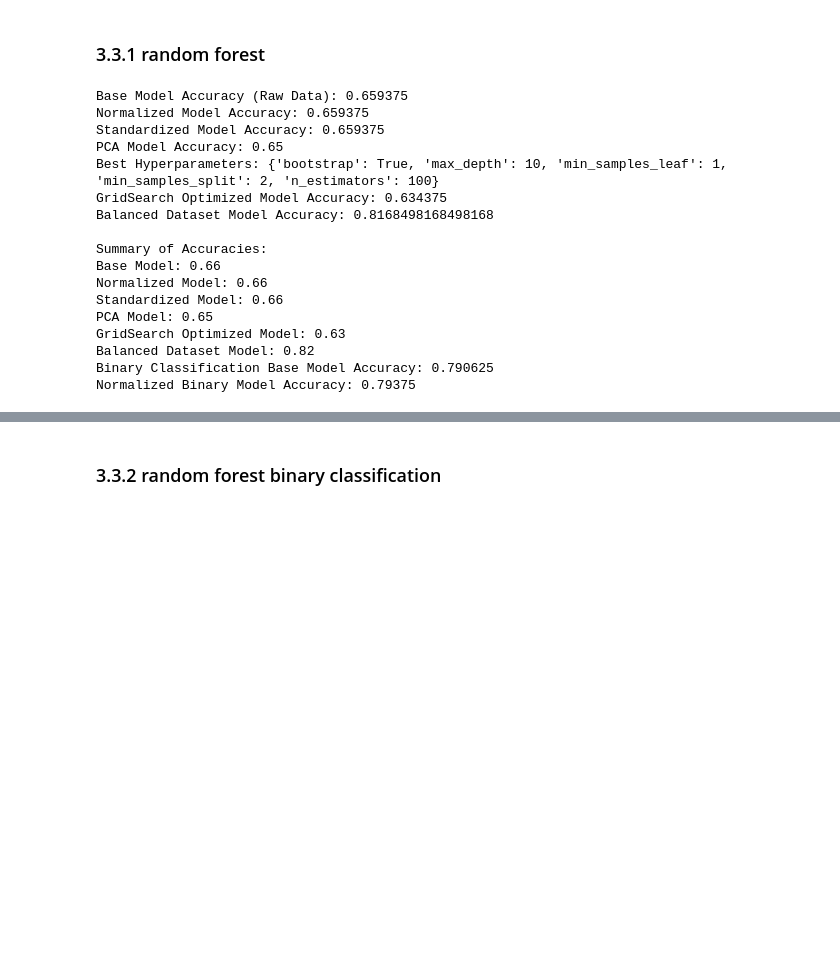
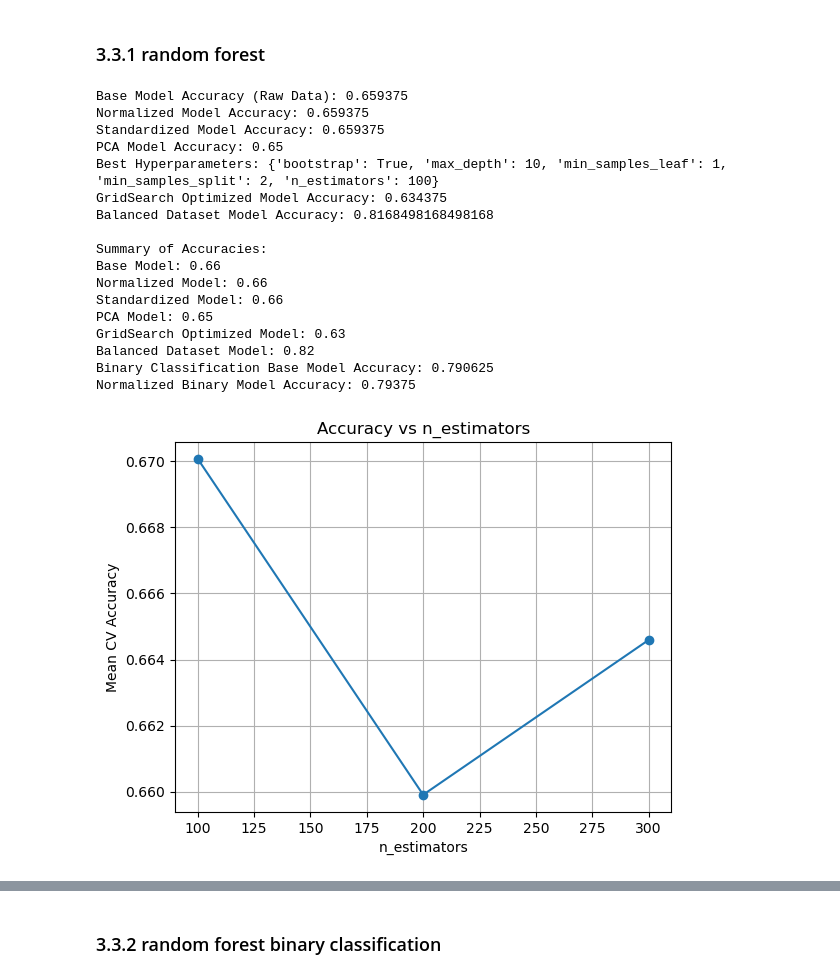
Before and after one commit to sherlockzhang18/ese417_machine_learning_intro, a Jupyter notebook: src/final_project/fall2024/main.ipynb, the cells around one changed output, grey strips where cells are left out. Saved outputs shown, nothing was run; the diff lists cells and outputs as text; code cells hidden in the pictures; blank space fills up the shorter version.

```diff
--- a/src/final_project/fall2024/main.ipynb
+++ b/src/final_project/fall2024/main.ipynb
@@ -940,31 +962,77 @@ binary_model = RandomForestClassifier(random_state=42)
 binary_model.fit(X_train_bin, y_train_bin)
 y_pred_bin = binary_model.predict(X_test_bin)
 print("Binary Classification Base Model Accuracy:", accuracy_score(y_test_bin, y_pred_bin))
 
 # Normalized Binary Model
 X_train_bin_scaled = scaler.fit_transform(X_train_bin)
 X_test_bin_scaled = scaler.transform(X_test_bin)
 normalized_binary_model = RandomForestClassifier(random_state=42)
 normalized_binary_model.fit(X_train_bin_scaled, y_train_bin)
 y_pred_bin_scaled = normalized_binary_model.predict(X_test_bin_scaled)
 print("Normalized Binary Model Accuracy:", accuracy_score(y_test_bin, y_pred_bin_scaled))
 
-# Additional optimizations can follow the similar strategies shown above for the binary case.
+
+##############################################
+
+# Extracting the cv_results_ from the grid_search
+cv_results = pd.DataFrame(grid_search.cv_results_)
+
+# To isolate the effect of each parameter, fix other parameters at their best values.
+
+best_params = grid_search.best_params_
+
+def plot_param_performance(param_name, param_values):
+    # Filter rows where other parameters are fixed at the best parameter values
+    # except for the parameter we are currently plotting.
+    mask = pd.Series([True]*len(cv_results))
+    for p, val in best_params.items():
+        if p != param_name:
+            # Some parameters can have None value, we need to handle that
+            mask = mask & (cv_results['param_'+p] == val)
+    filtered_results = cv_results[mask]
+
+    # Now group by the param_name and get the mean test score
+    grouped = filtered_results.groupby('param_'+param_name)['mean_test_score'].mean()
+
+    plt.figure()
+    grouped.plot(marker='o')
+    plt.title(f"Accuracy vs {param_name}")
+    plt.xlabel(param_name)
+    plt.ylabel("Mean CV Accuracy")
+    plt.grid(True)
+    plt.show()
+
+# Plot for n_estimators
+plot_param_performance('n_estimators', param_grid['n_estimators'])
+
+# Plot for max_depth
+# Note: max_depth includes None, which we'll just treat as a category.
+plot_param_performance('max_depth', param_grid['max_depth'])
+
+# Plot for min_samples_split
+plot_param_performance('min_samples_split', param_grid['min_samples_split'])
+
+# Plot for min_samples_leaf
+plot_param_performance('min_samples_leaf', param_grid['min_samples_leaf'])
+
+
+rf_best = accuracy_score(y_test, y_pred_best)
 # %% [output]
 Base Model Accuracy (Raw Data): 0.659375
 Normalized Model Accuracy: 0.659375
 Standardized Model Accuracy: 0.659375
 PCA Model Accuracy: 0.65
 Best Hyperparameters: {'bootstrap': True, 'max_depth': 10, 'min_samples_leaf': 1, 'min_samples_split': 2, 'n_estimators': 100}
 GridSearch Optimized Model Accuracy: 0.634375
 Balanced Dataset Model Accuracy: 0.8168498168498168
 
 Summary of Accuracies:
 Base Model: 0.66
 Normalized Model: 0.66
 Standardized Model: 0.66
 PCA Model: 0.65
 GridSearch Optimized Model: 0.63
 Balanced Dataset Model: 0.82
 Binary Classification Base Model Accuracy: 0.790625
 Normalized Binary Model Accuracy: 0.79375
+[figure, added]
```
Also changed, not shown: parts of 5 cells of this notebook, 1 other file.
